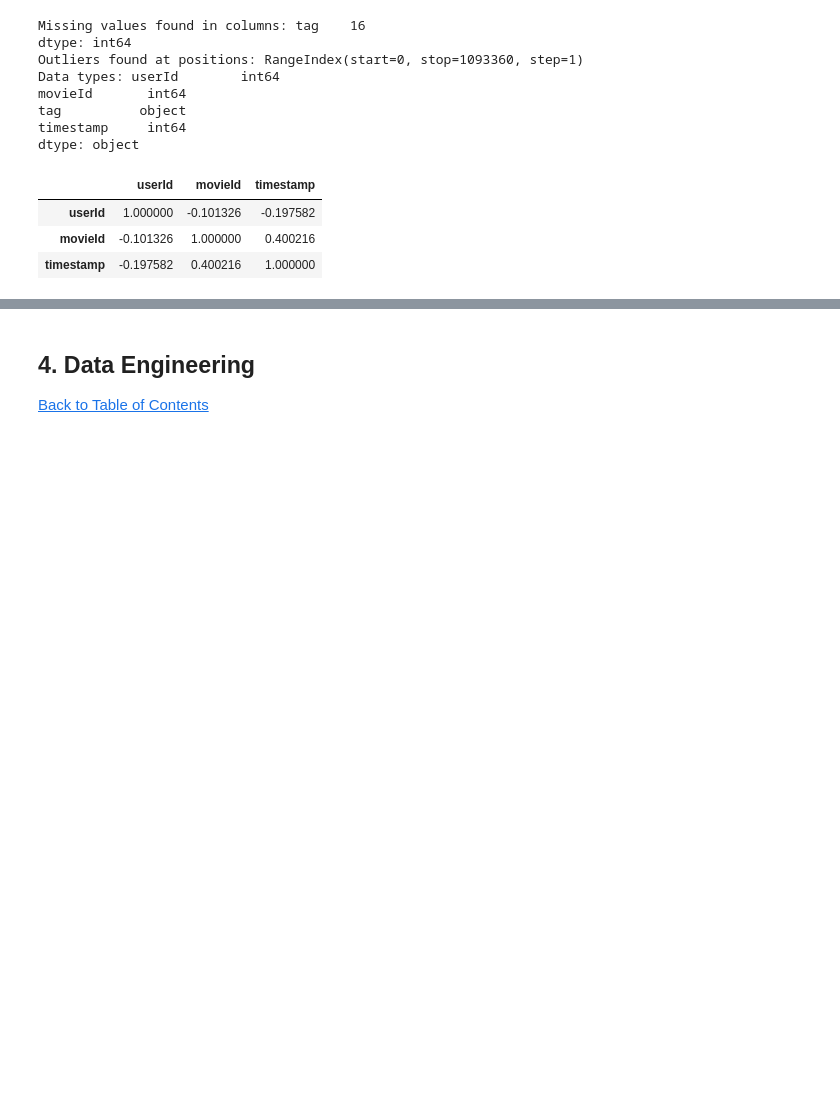
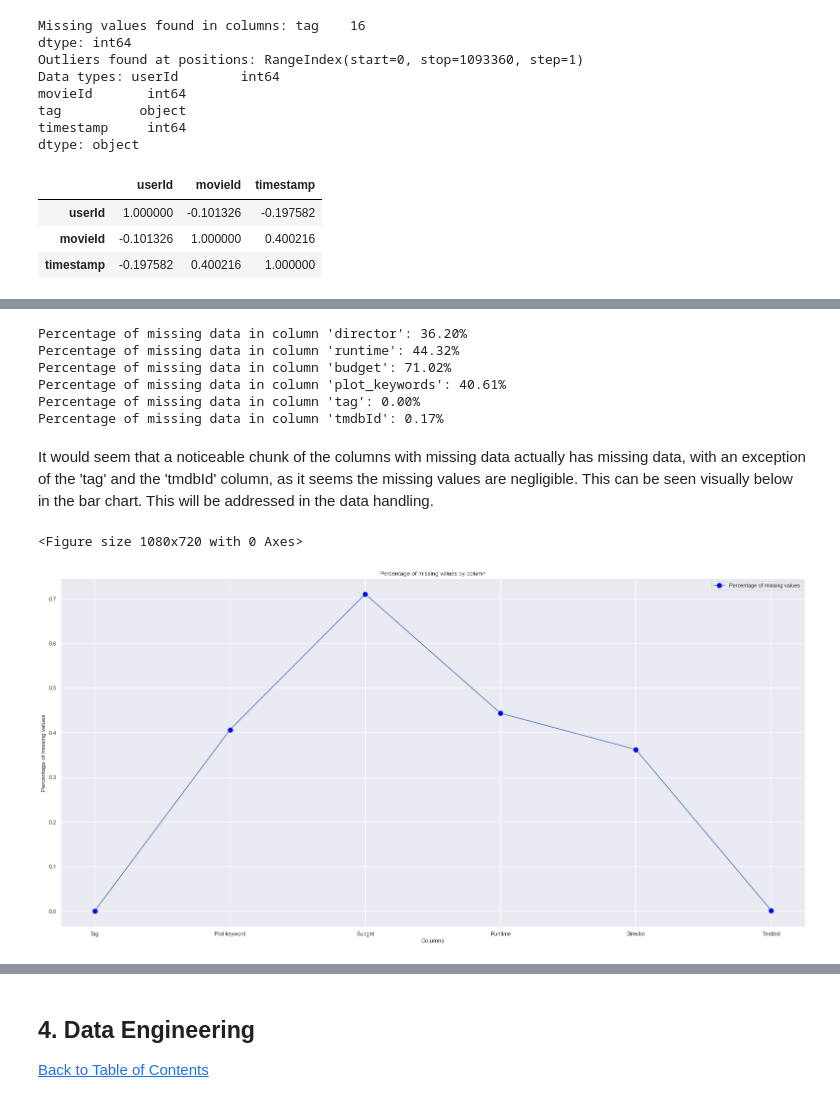
Before and after one commit to honeyzwane/Movie-Recommendation-PredictTeam_NM5, a Jupyter notebook: Movie Recommendation.ipynb, the cells around one changed output, grey strips where cells are left out. Cells and saved outputs as stored; diff of their text form; code cells hidden in the pictures; blank space fills up the shorter version.

```diff
--- a/Movie Recommendation.ipynb
+++ b/Movie Recommendation.ipynb
@@ -222,0 +282,38 @@ For the visuals,
+# %%
+#to check the percantage of missing data
+director_nulls= imdb_data['director'].isnull().mean()
+runtime_nulls= imdb_data['runtime'].isnull().mean()
+tmdbId_nulls= links['tmdbId'].isnull().mean()
+tag_nulls= tags['tag'].isnull().mean()
+plot_keywords_nulls= imdb_data['plot_keywords'].isnull().mean()
+budget_nulls= imdb_data['budget'].isnull().mean()
+# print the percentage of missing data
+print("Percentage of missing data in column 'director': {:.2f}%".format(director_nulls*100))
+print("Percentage of missing data in column 'runtime': {:.2f}%".format(runtime_nulls*100))
+print("Percentage of missing data in column 'budget': {:.2f}%".format(budget_nulls*100))
+print("Percentage of missing data in column 'plot_keywords': {:.2f}%".format(plot_keywords_nulls*100))
+print("Percentage of missing data in column 'tag': {:.2f}%".format(tag_nulls*100))
+print("Percentage of missing data in column 'tmdbId': {:.2f}%".format(tmdbId_nulls*100))
+# %% [output]
+Percentage of missing data in column 'director': 36.20%
+Percentage of missing data in column 'runtime': 44.32%
+Percentage of missing data in column 'budget': 71.02%
+Percentage of missing data in column 'plot_keywords': 40.61%
+Percentage of missing data in column 'tag': 0.00%
+Percentage of missing data in column 'tmdbId': 0.17%
+# %% [markdown]
+It would seem that a noticeable chunk of the columns with missing data actually has missing data, with an exception of the 'tag' and the 'tmdbId' column, as it seems the missing values are negligible. This can be seen visually below in the bar chart. This will be addressed in the data handling.
+# %%
+missing_data={'Tag': tag_nulls, 'Plot keyword': plot_keywords_nulls, 'Budget': budget_nulls,
+              'Runtime': runtime_nulls, 'Director': director_nulls, 'TmdbId':tmdbId_nulls}
+missing_data = pd.DataFrame(list(missing_data.items()),columns= ['Columns', 'Percentage of missing values'])
+plt.figure(figsize=(15, 10))
+missing_data.plot(kind='line',x='Columns',y='Percentage of missing values',
+                  marker='o', linestyle='-', markersize=10, markerfacecolor='blue')
+plt.xlabel('Columns')
+plt.ylabel('Percentage of missing values')
+plt.title('Percentage of missing values by column')
+plt.show()
+# %% [output]
+<Figure size 1080x720 with 0 Axes>
+[figure, added]
```
Also changed, not shown: parts of 47 cells of this notebook.
